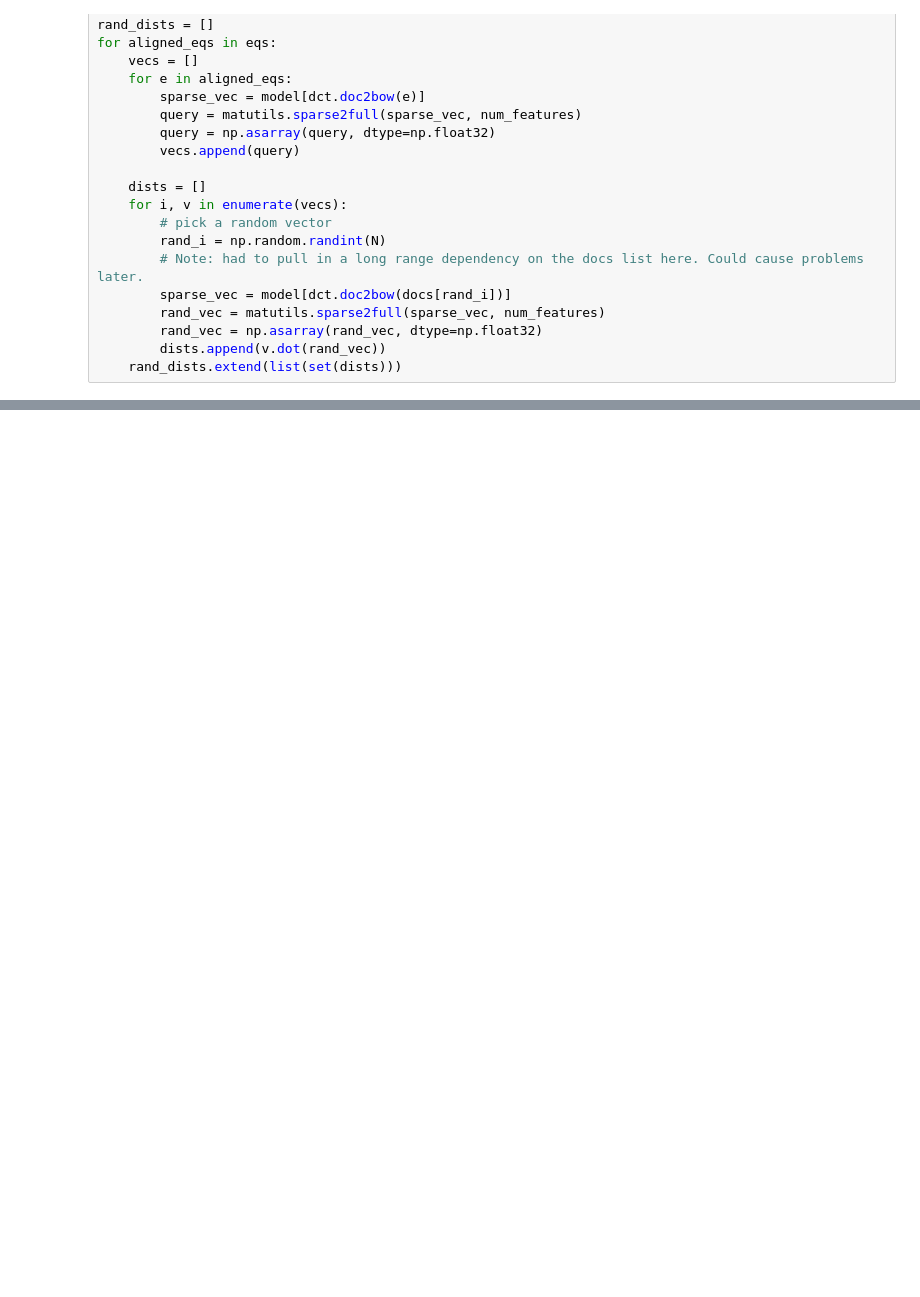
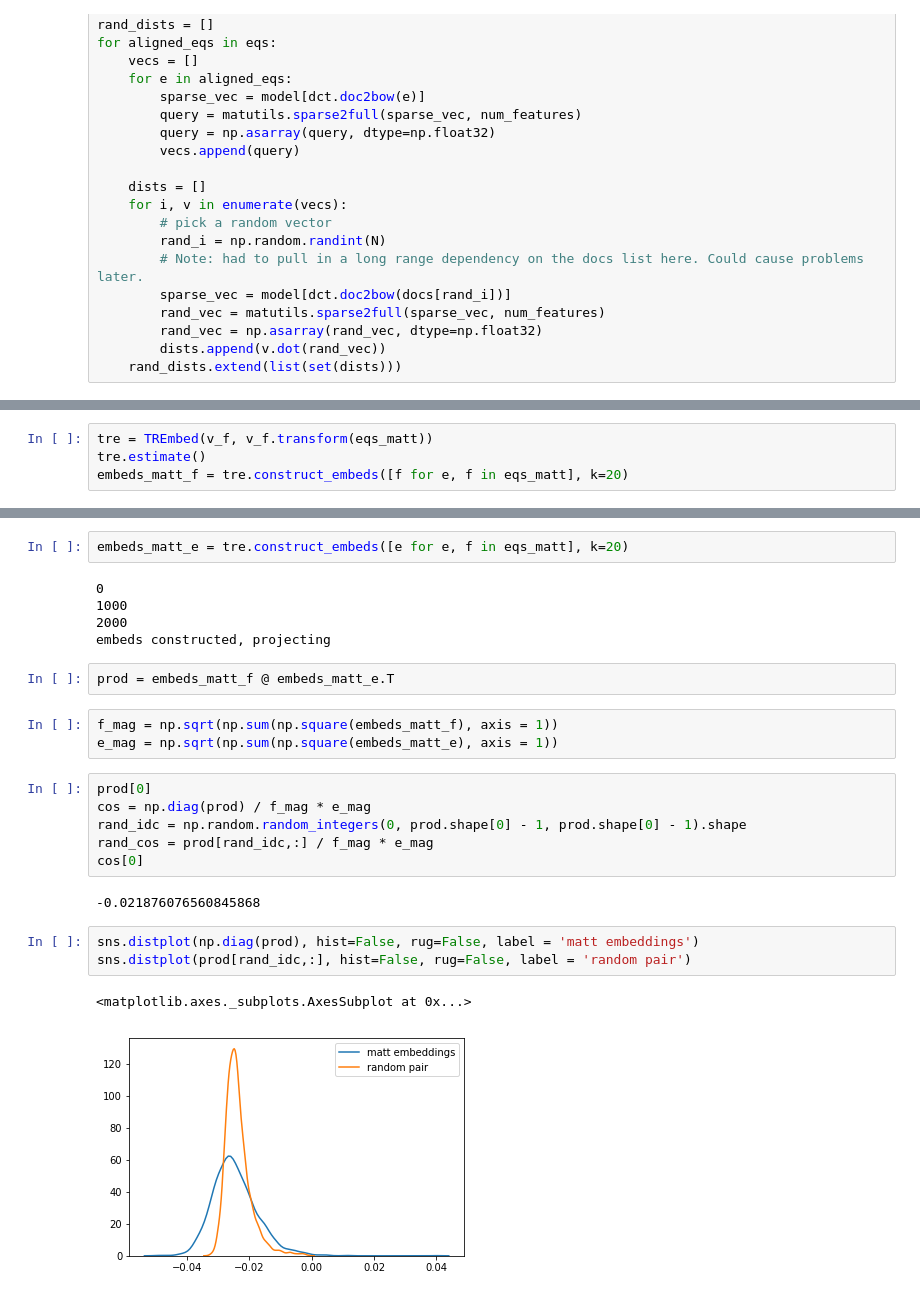
Before and after one commit to samghelms/similar_eqs_senior_proj, a Jupyter notebook: tf-idf benchmark.ipynb, the cells around one changed output, grey strips where cells are left out. Cells and saved outputs as stored; diff of their text form; blank space fills up the shorter version.

```diff
--- a/tf-idf benchmark.ipynb
+++ b/tf-idf benchmark.ipynb
@@ -99,0 +140,4 @@ ImportError: No module named matplotlib.pyplot
+# %%
+tre = TREmbed(v_f, v_f.transform(eqs_matt))
+tre.estimate()
+embeds_matt_f = tre.construct_embeds([f for e, f in eqs_matt], k=20)
@@ -99,0 +164,26 @@ ImportError: No module named matplotlib.pyplot
+# %%
+embeds_matt_e = tre.construct_embeds([e for e, f in eqs_matt], k=20)
+# %% [output]
+0
+1000
+2000
+embeds constructed, projecting
+# %%
+prod = embeds_matt_f @ embeds_matt_e.T
+# %%
+f_mag = np.sqrt(np.sum(np.square(embeds_matt_f), axis = 1))
+e_mag = np.sqrt(np.sum(np.square(embeds_matt_e), axis = 1))
+# %%
+prod[0]
+cos = np.diag(prod) / f_mag * e_mag
+rand_idc = np.random.random_integers(0, prod.shape[0] - 1, prod.shape[0] - 1).shape
+rand_cos = prod[rand_idc,:] / f_mag * e_mag
+cos[0]
+# %% [output]
+-0.021876076560845868
+# %%
+sns.distplot(np.diag(prod), hist=False, rug=False, label = 'matt embeddings')
+sns.distplot(prod[rand_idc,:], hist=False, rug=False, label = 'random pair')
+# %% [output]
+<matplotlib.axes._subplots.AxesSubplot at 0x...>
+[figure, added]
```
Also changed, not shown: parts of 13 cells of this notebook, 59 other files.
